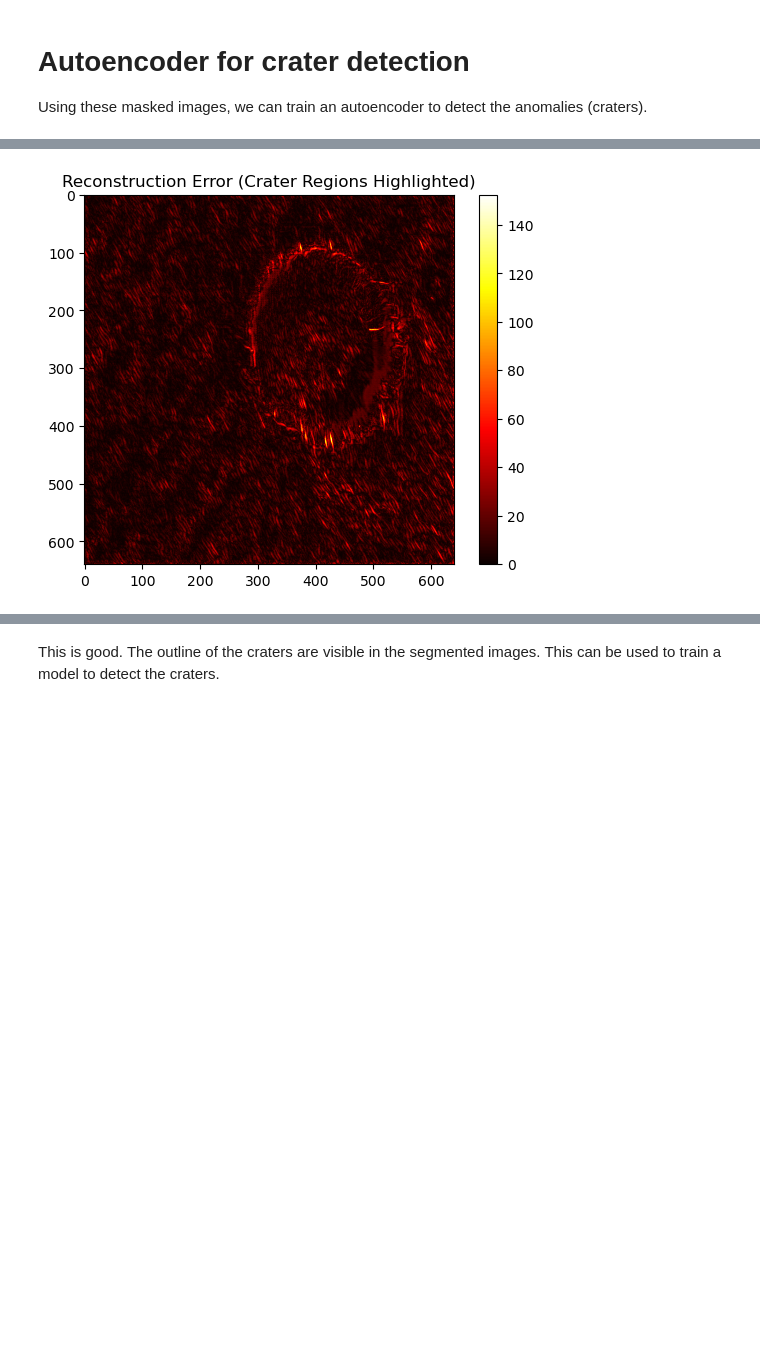
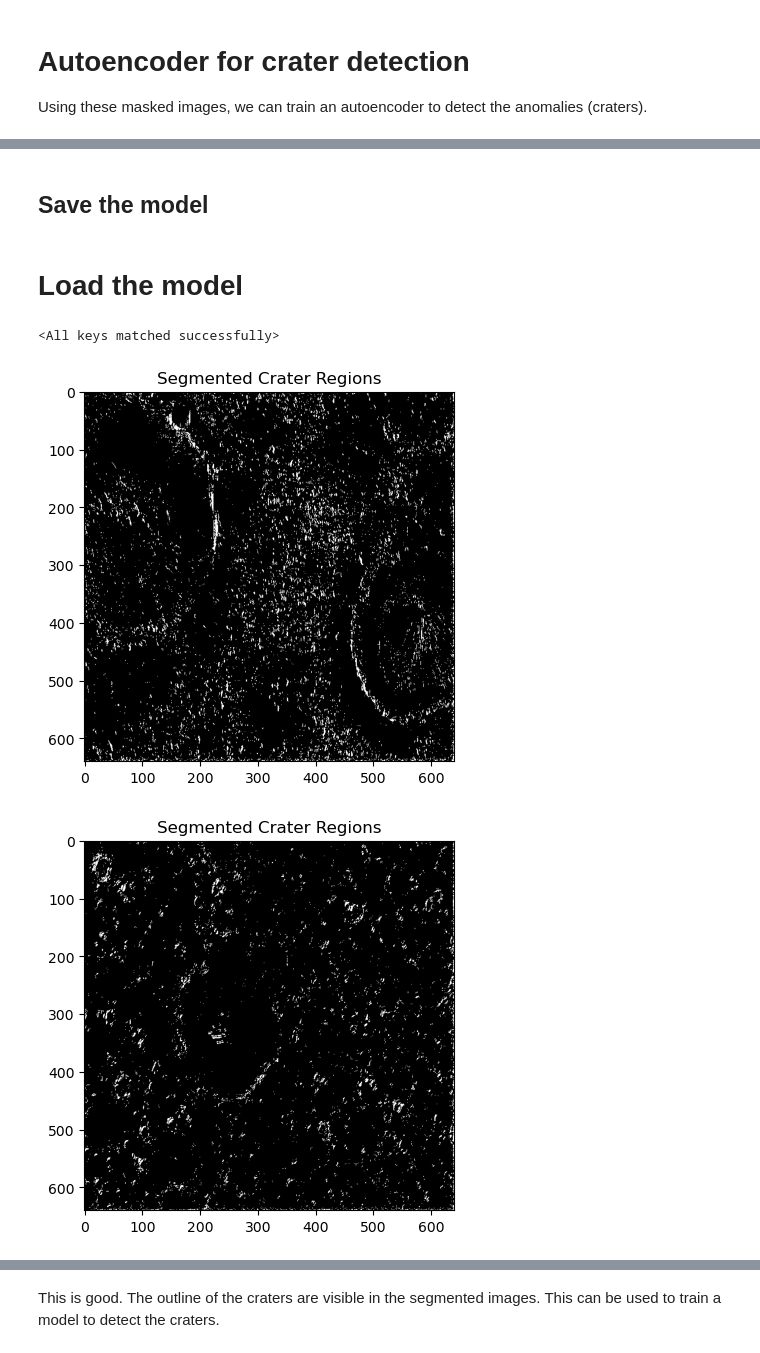
Before and after one commit to Toyakki/ConVNet_scratch, a Jupyter notebook: notebook/EDA.ipynb, the cells around one changed output, grey strips where cells are left out. Saved outputs shown, nothing was run; the diff lists cells and outputs as text; code cells hidden in the pictures; blank space fills up the shorter version.

```diff
--- a/notebook/EDA.ipynb
+++ b/notebook/EDA.ipynb
@@ -420 +420,14 @@ loss: 0.00025122807710431516
+# %% [markdown]
+## Save the model
+# %%
+model_source = os.path.join('..', 'model')
+model_path = os.path.join(model_source, 'autoencoder.pth')
+# torch.save(model.state_dict(), model_path)
+# %% [markdown]
+# Load the model
+# %%
+model = conv_autoencoder()
+model.load_state_dict(torch.load(model_path))
+# %% [output]
+<All keys matched successfully>
 # %%
@@ -435,9 +476,9 @@ for image_name in val_ids:
 # %%
-# Visualize Reconstruction Error
-import matplotlib.pyplot as plt
-plt.imshow(reconstruction_errors[0].cpu().detach().numpy().transpose(1, 2, 0), cmap="hot")
-plt.title("Reconstruction Error (Crater Regions Highlighted)")
-plt.colorbar()
-plt.show()
+# Visualize Segmented Image
+for i in range(10):
+    plt.imshow(segmented_images_train[i].cpu().numpy().transpose(1, 2, 0), cmap="gray")
+    plt.title("Segmented Crater Regions")
+    plt.show()
 # %% [output]
-[figure, old version]
+[figure, new version]
+[figure, added]
```
Also changed, not shown: parts of 6 cells of this notebook.
